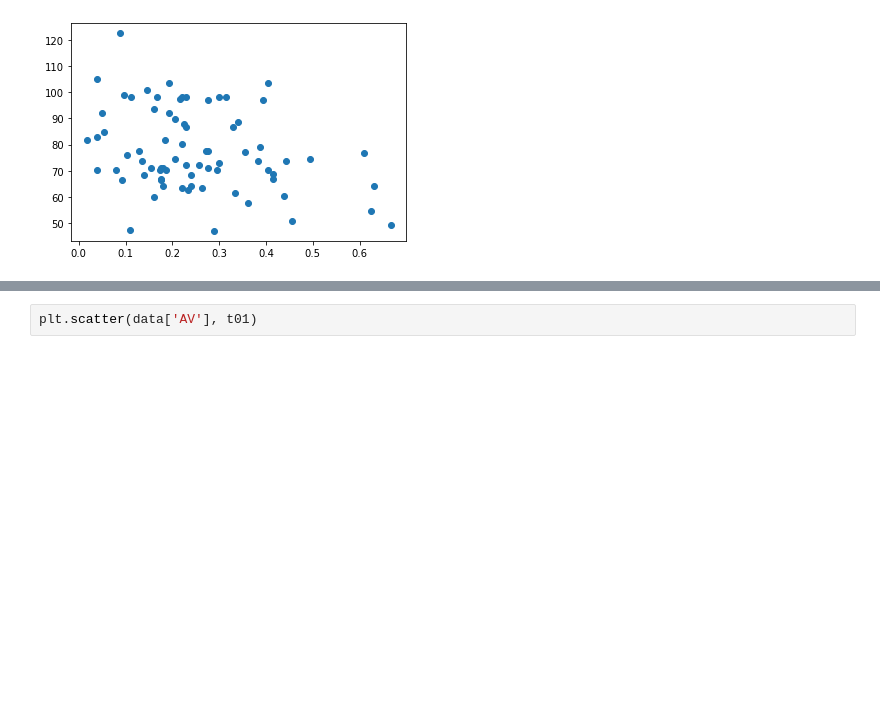
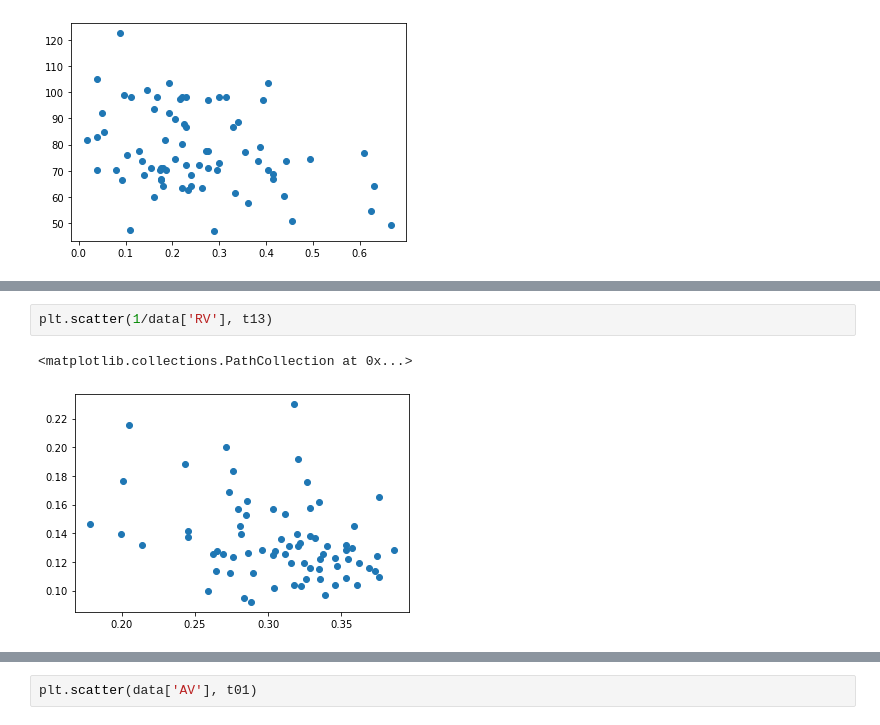
Before and after one commit to drvdputt/dust_fuse_h2, a Jupyter notebook: h2-details.ipynb, the cells around one changed output, grey strips where cells are left out. Drawn from its saved outputs; the diff is of its cells as text; blank space fills up the shorter version.

```diff
--- a/h2-details.ipynb
+++ b/h2-details.ipynb
@@ -146,0 +157,5 @@ plt.scatter(data['RV'], t35)
+# %%
+plt.scatter(1/data['RV'], t13)
+# %% [output]
+<matplotlib.collections.PathCollection at 0x...>
+[figure, added]
```
Also changed, not shown: parts of 14 cells of this notebook.
